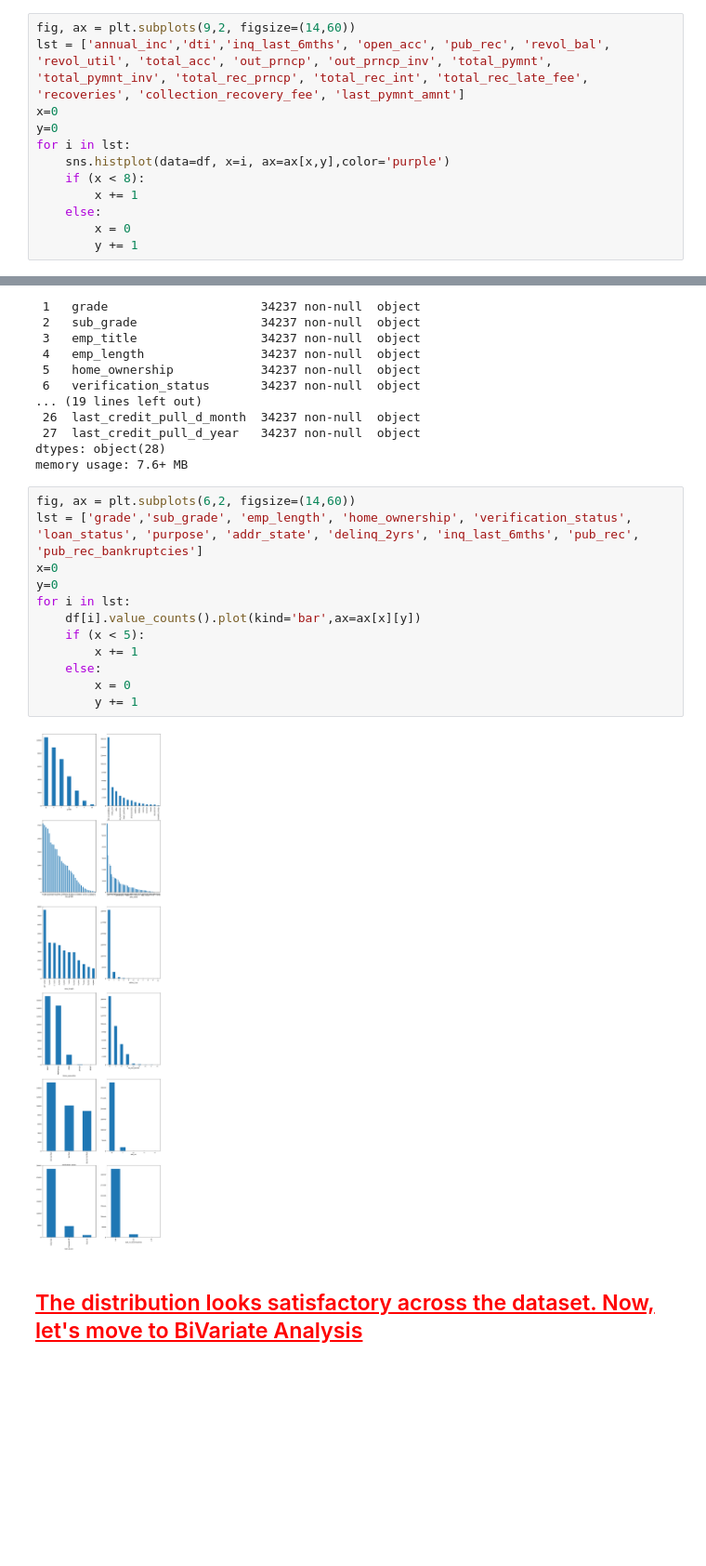
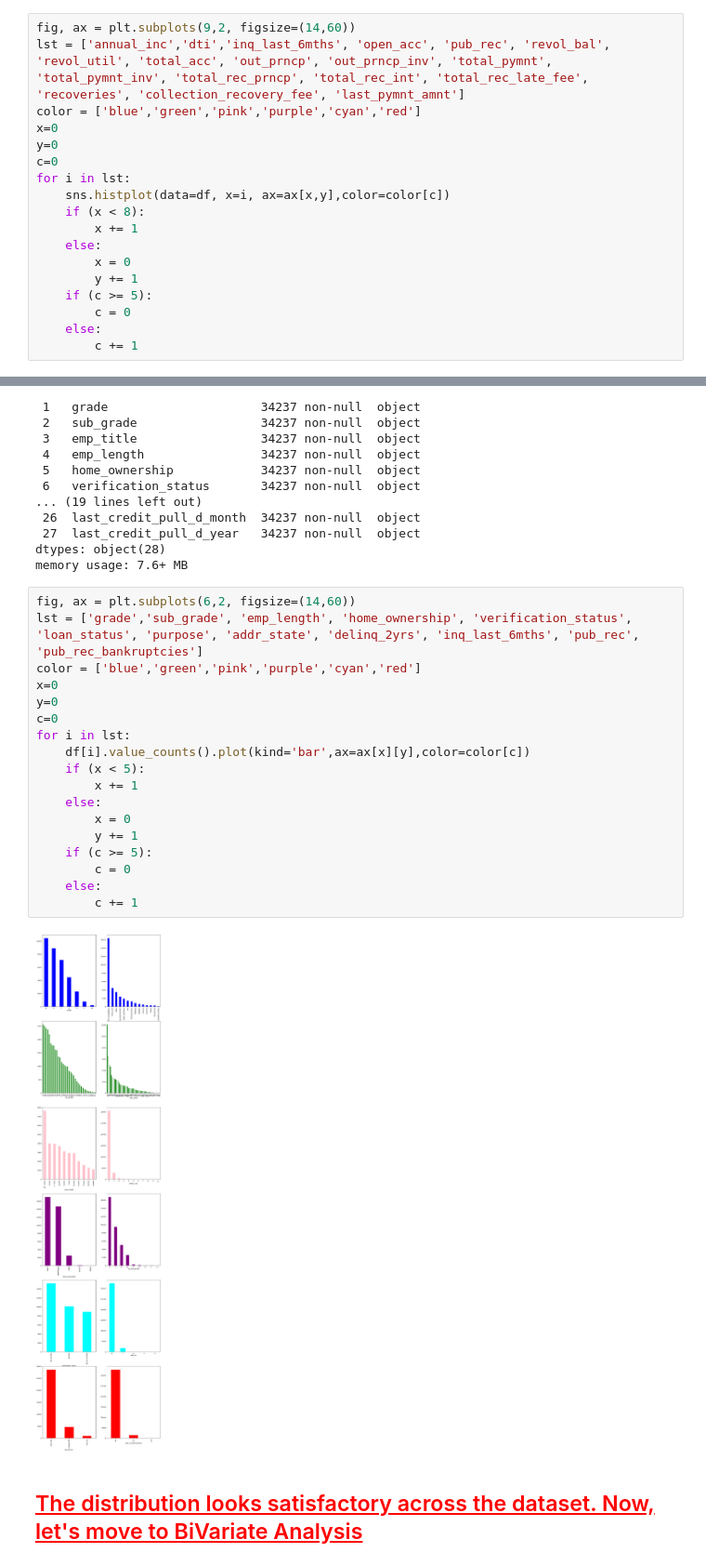
Before and after one commit to asimanandamohanty/lendingclub, a Jupyter notebook: LenderClubAssignment.ipynb, the cells around one changed output, grey strips where cells are left out. Shown at 93% size. Saved outputs shown, nothing was run; the diff lists cells and outputs as text; blank space fills up the shorter version.

```diff
--- a/LenderClubAssignment.ipynb
+++ b/LenderClubAssignment.ipynb
@@ -1762,13 +1762,19 @@ dfn.describe()
 # %%
 fig, ax = plt.subplots(9,2, figsize=(14,60))
 lst = ['annual_inc','dti','inq_last_6mths', 'open_acc', 'pub_rec', 'revol_bal', 'revol_util', 'total_acc', 'out_prncp', 'out_prncp_inv', 'total_pymnt', 'total_pymnt_inv', 'total_rec_prncp', 'total_rec_int', 'total_rec_late_fee', 'recoveries', 'collection_recovery_fee', 'last_pymnt_amnt']
+color = ['blue','green','pink','purple','cyan','red']
 x=0
 y=0
+c=0
 for i in lst:
-    sns.histplot(data=df, x=i, ax=ax[x,y],color='purple')
+    sns.histplot(data=df, x=i, ax=ax[x,y],color=color[c])
     if (x < 8):
         x += 1
     else:
         x = 0
         y += 1
+    if (c >= 5):
+        c = 0
+    else:
+        c += 1
 # %% [output]
@@ -1923,16 +1929,22 @@ memory usage: 7.6+ MB
 # %%
 fig, ax = plt.subplots(6,2, figsize=(14,60))
 lst = ['grade','sub_grade', 'emp_length', 'home_ownership', 'verification_status', 'loan_status', 'purpose', 'addr_state', 'delinq_2yrs', 'inq_last_6mths', 'pub_rec', 'pub_rec_bankruptcies']
+color = ['blue','green','pink','purple','cyan','red']
 x=0
 y=0
+c=0
 for i in lst:
-    df[i].value_counts().plot(kind='bar',ax=ax[x][y])
+    df[i].value_counts().plot(kind='bar',ax=ax[x][y],color=color[c])
     if (x < 5):
         x += 1
     else:
         x = 0
         y += 1
+    if (c >= 5):
+        c = 0
+    else:
+        c += 1
 # %% [output]
-[figure, old version]
+[figure, new version]
 # %% [markdown]
 ## <span style="color:red"><u>The distribution looks satisfactory across the dataset. Now, let's move to BiVariate Analysis</u>
```
Also changed, not shown: parts of 48 cells of this notebook.
